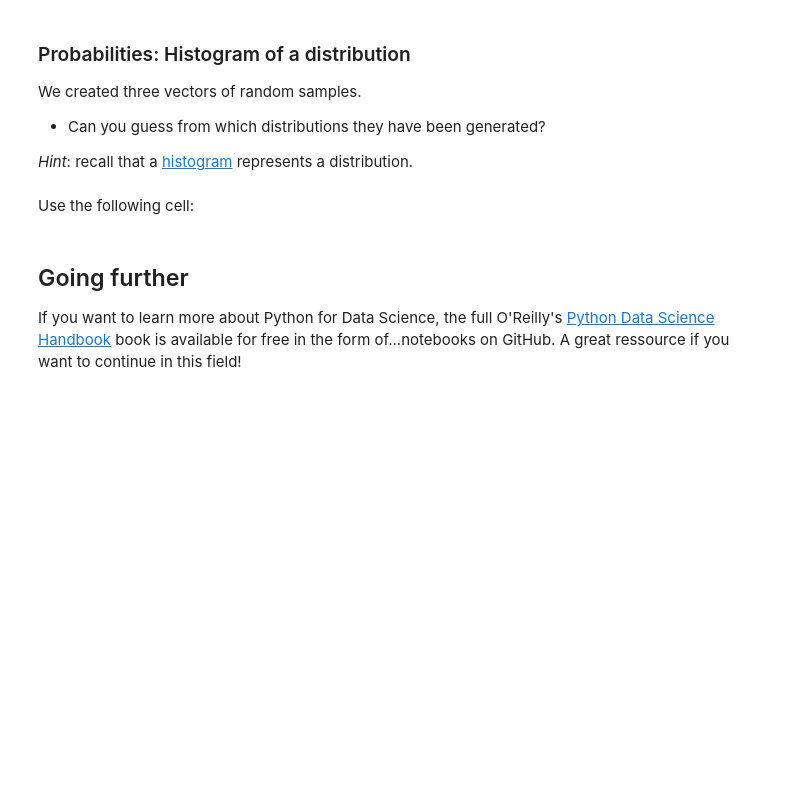
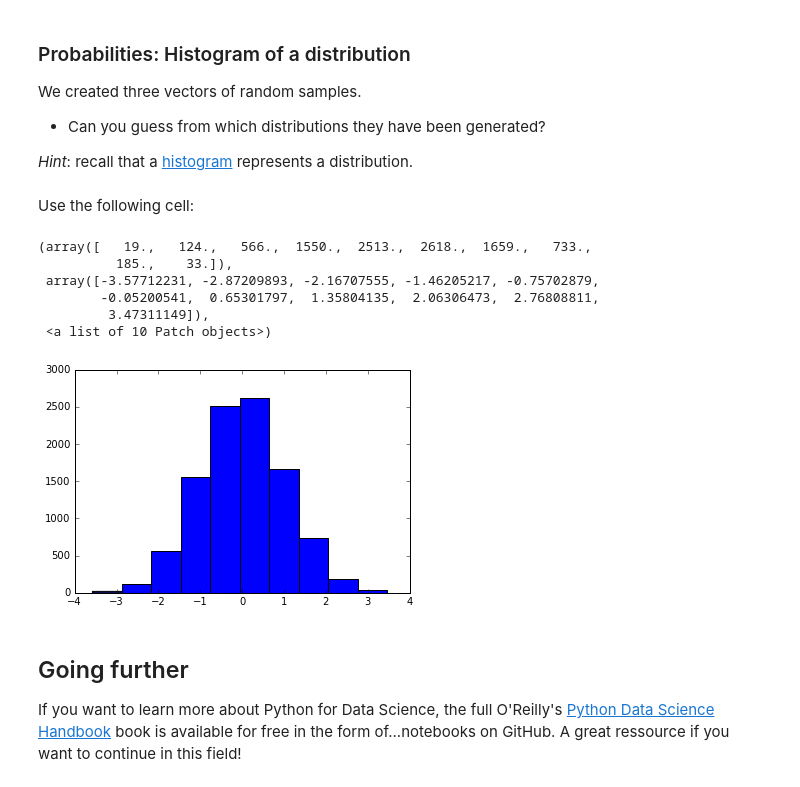
Before and after one commit to emlg/Internet-Analytics, a Jupyter notebook: ix-1-lab-intro/2-data-science.ipynb, the cells around one changed output. Saved outputs shown, nothing was run; the diff lists cells and outputs as text; code cells hidden in the pictures; blank space fills up the shorter version.

```diff
--- a/ix-1-lab-intro/2-data-science.ipynb
+++ b/ix-1-lab-intro/2-data-science.ipynb
@@ -197,6 +250,16 @@ distribution2 = np.load('data/distribution2.npy')
 distribution3 = np.load('data/distribution3.npy')
 # %% [markdown]
 Use the following cell:
+# %%
+plt.hist(distribution1)
+# %% [output]
+(array([   19.,   124.,   566.,  1550.,  2513.,  2618.,  1659.,   733.,
+          185.,    33.]),
+ array([-3.57712231, -2.87209893, -2.16707555, -1.46205217, -0.75702879,
+        -0.05200541,  0.65301797,  1.35804135,  2.06306473,  2.76808811,
+         3.47311149]),
+ <a list of 10 Patch objects>)
+[figure, added]
 # %% [markdown]
 ## Going further
 
```
Also changed, not shown: parts of 13 cells of this notebook, 3 other files.
